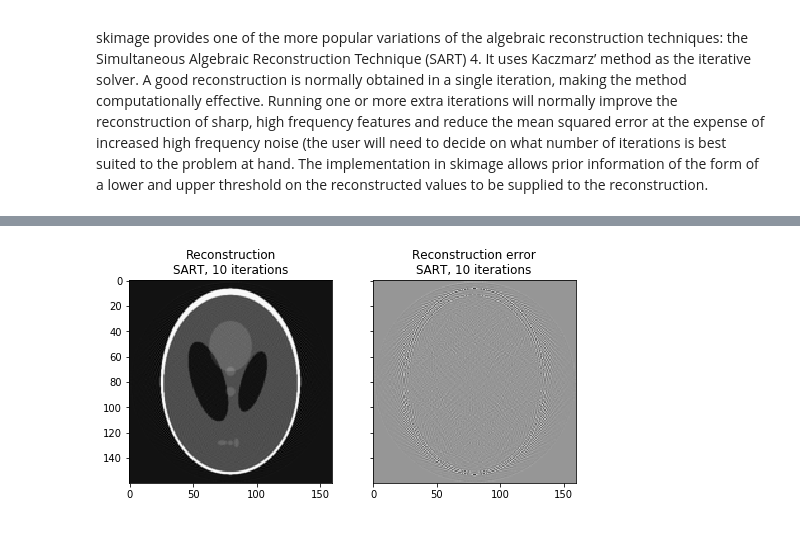
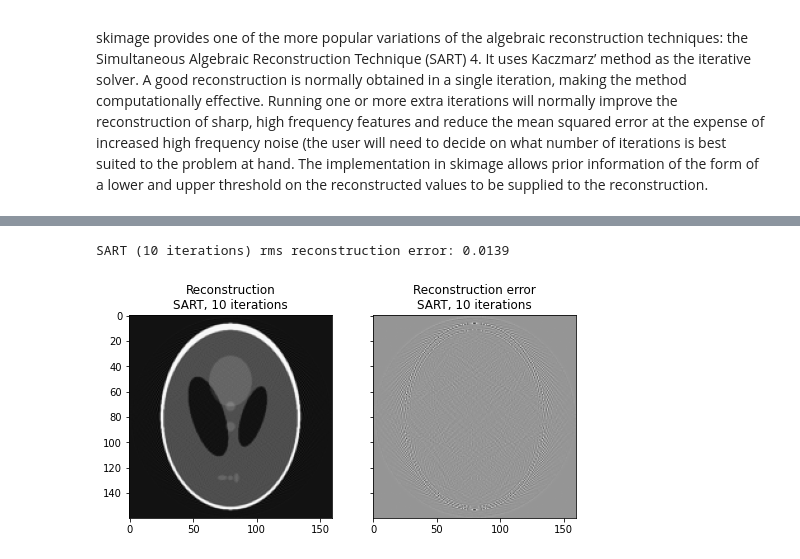
Before and after one commit to Ede1994/CTReco, a Jupyter notebook: Radon_transform.ipynb, the cells around one changed output, grey strips where cells are left out. Saved outputs shown, nothing was run; the diff lists cells and outputs as text; code cells hidden in the pictures.

```diff
--- a/Radon_transform.ipynb
+++ b/Radon_transform.ipynb
@@ -129,25 +127,28 @@ SART (2 iterations) rms reconstruction error: 0.0214
 # %%
 # Run more iterations (e.g. 10)
 # set up inital image
 reconstruction_sart_initial = reconstruction_sart
 
 # use a loop
 for i in range(9):
     reconstruction_sart_ff = iradon_sart(sinogram, theta=theta,
                                    image=reconstruction_sart_initial)
     reconstruction_sart_initial = reconstruction_sart_ff
 
 # create error map
 error = reconstruction_sart_initial - image
+print("SART (10 iterations) rms reconstruction error: "
+      f"{np.sqrt(np.mean(error**2)):.3g}")
 
 # plot
 imkwargs = dict(vmin=-0.2, vmax=0.2)
 fig, (ax1, ax2) = plt.subplots(1, 2, figsize=(8, 4.5),
                                sharex=True, sharey=True)
 ax1.set_title("Reconstruction\nSART, 10 iterations")
 ax1.imshow(reconstruction_sart_initial, cmap=plt.cm.Greys_r)
 ax2.set_title("Reconstruction error\nSART, 10 iterations")
 ax2.imshow(error, cmap=plt.cm.Greys_r, **imkwargs)
 plt.show()
 # %% [output]
+SART (10 iterations) rms reconstruction error: 0.0139
-[figure, old version]
+[figure, new version]
```
Also changed, not shown: parts of 3 cells of this notebook, 7 other files.
